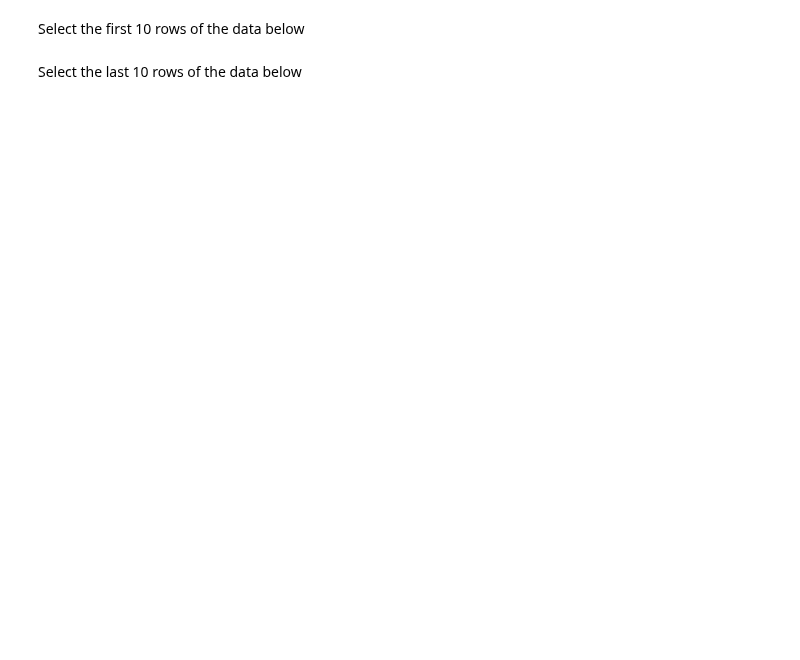
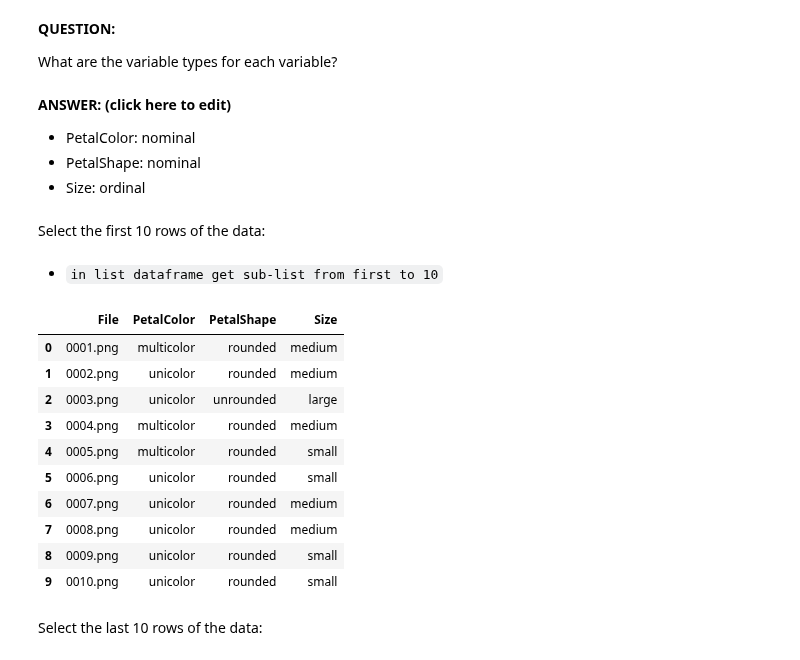
Before and after one commit to memphis-iis/datawhys-content-notebooks-python, a Jupyter notebook: Data-science-and-the-nature-of-data-PS.ipynb, the cells around one changed output. Cells and saved outputs as stored; diff of their text form; code cells hidden in the pictures; blank space fills up the shorter version.

```diff
--- a/Data-science-and-the-nature-of-data-PS.ipynb
+++ b/Data-science-and-the-nature-of-data-PS.ipynb
@@ -37,4 +57,32 @@ Load the data into a dataframe (see the "Data Science and the Nature of Data" no
+# %% [markdown]
+**QUESTION:**
+
+What are the variable types for each variable?
+# %% [markdown]
+**ANSWER: (click here to edit)**
+
+- PetalColor: nominal
+- PetalShape: nominal
+- Size: ordinal
 # %% [markdown]
-Select the first 10 rows of the data below
+Select the first 10 rows of the data:
+# %% [markdown]
+- `in list dataframe get sub-list from first to 10`
+# %%
+dataframe[ : 10]
+
+#<xml xmlns="https://developers.google.com/blockly/xml"><variables><variable id="t[n^Fcp7,s93E17ZZ9J6">dataframe</variable></variables><block type="lists_getSublist" id="5hFiqAq|QPxp%Xc:h/@A" x="8" y="518"><mutation at1="false" at2="true"></mutation><field name="WHERE1">FIRST</field><field name="WHERE2">FROM_START</field><value name="LIST"><block type="variables_get" id="Y`nWHnCXvg4!GpZ![Z8S"><field name="VAR" id="t[n^Fcp7,s93E17ZZ9J6">dataframe</field></block></value><value name="AT2"><block type="math_number" id="D1[i#!$i}_h;`?.h;x*w"><field name="NUM">10</field></block></value></block></xml>
+# %% [output]
+|  | File | PetalColor | PetalShape | Size |
+| 0 | 0001.png | multicolor | rounded | medium |
+| 1 | 0002.png | unicolor | rounded | medium |
+| 2 | 0003.png | unicolor | unrounded | large |
+| 3 | 0004.png | multicolor | rounded | medium |
+| 4 | 0005.png | multicolor | rounded | small |
+| 5 | 0006.png | unicolor | rounded | small |
+| 6 | 0007.png | unicolor | rounded | medium |
+| 7 | 0008.png | unicolor | rounded | medium |
+| 8 | 0009.png | unicolor | rounded | small |
+| 9 | 0010.png | unicolor | rounded | small |
 # %% [markdown]
-Select the last 10 rows of the data below
+Select the last 10 rows of the data:
```
Also changed, not shown: parts of 25 cells of this notebook, 2 other files.
